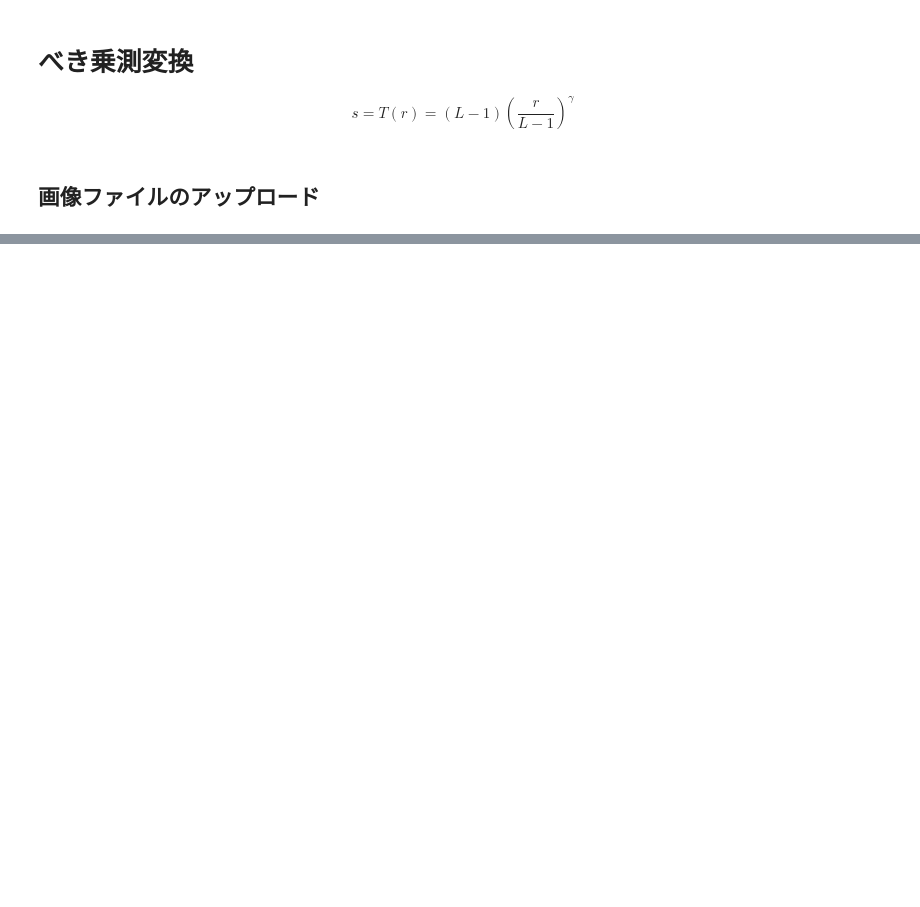
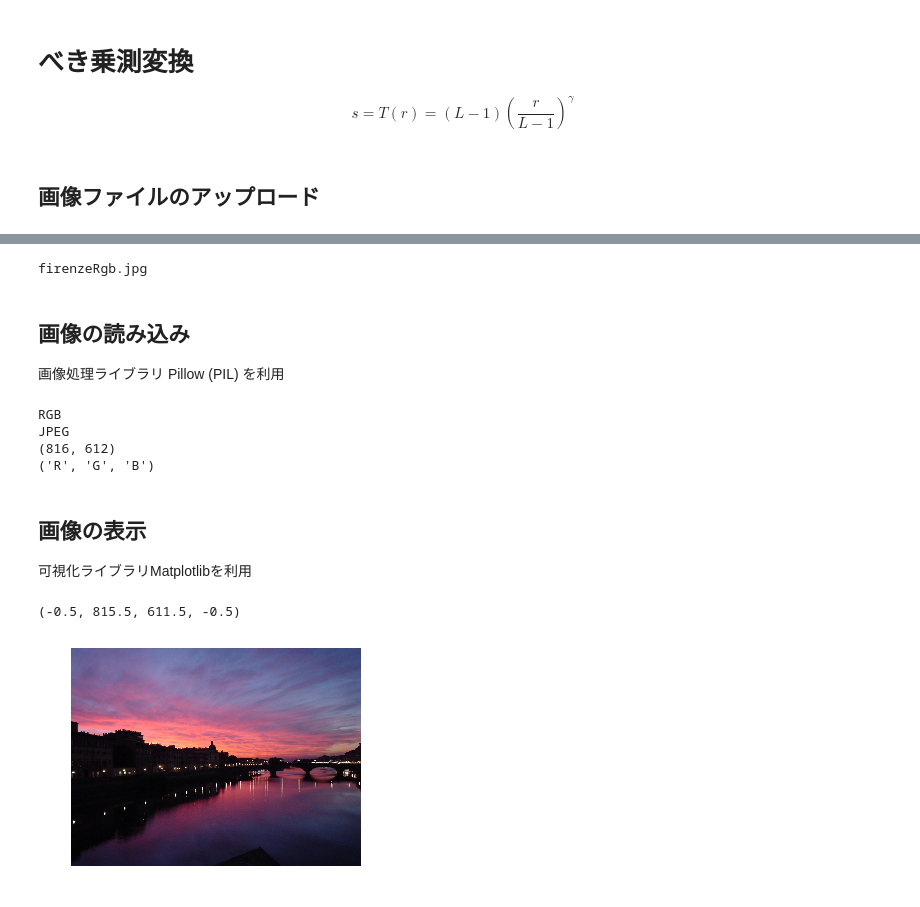
Before and after one commit to msiplab/VieWork, a Jupyter notebook: vie_sec4_powerlaw.ipynb, the cells around one changed output, grey strips where cells are left out. Saved outputs shown, nothing was run; the diff lists cells and outputs as text; code cells hidden in the pictures; blank space fills up the shorter version.

```diff
--- a/vie_sec4_powerlaw.ipynb
+++ b/vie_sec4_powerlaw.ipynb
@@ -16,7 +17,32 @@ uploaded_file = files.upload()
+# %%
+uploaded_file_name = next(iter(uploaded_file))
+print(uploaded_file_name)
+# %% [output]
+firenzeRgb.jpg
+# %% [markdown]
+## 画像の読み込み
+画像処理ライブラリ Pillow (PIL) を利用
 # %%
 from PIL import Image
 #画像をsampleを開く
-img = Image.open(uploaded_file)
-
-# グレースケールに変換
-gray_img = img.convert('L')
+img = Image.open(uploaded_file_name)
+print(img.mode)
+print(img.format)
+print(img.size)
+print(img.getbands())
+# %% [output]
+RGB
+JPEG
+(816, 612)
+('R', 'G', 'B')
+# %% [markdown]
+## 画像の表示
+可視化ライブラリMatplotlibを利用
+# %%
+from matplotlib import pyplot as plt
+
+plt.imshow(img)
+plt.axis('off')
+# %% [output]
+(-0.5, 815.5, 611.5, -0.5)
+[figure, added]
```
Also changed, not shown: parts of 3 cells of this notebook.
